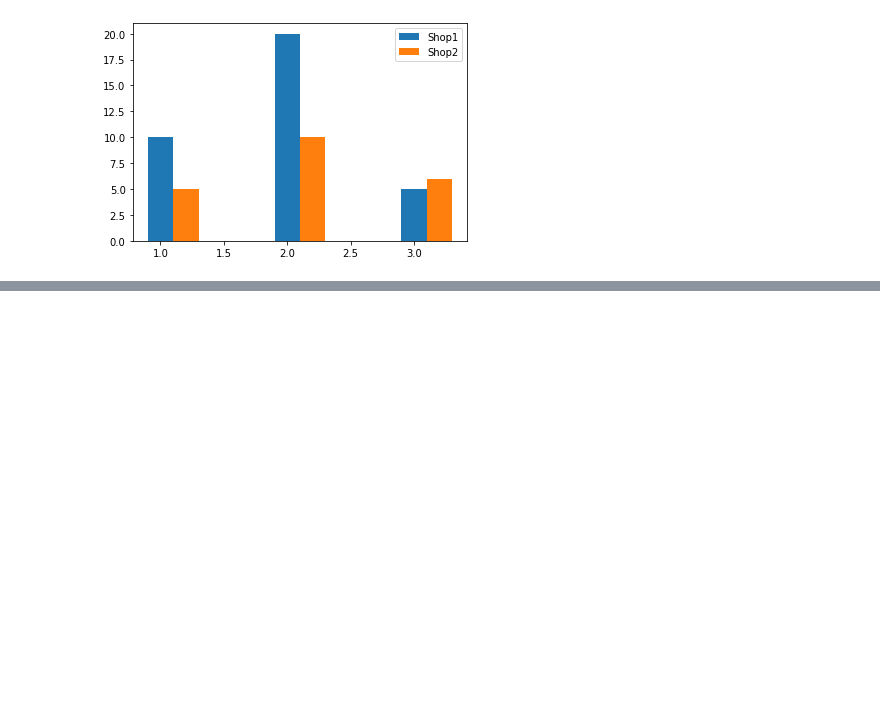
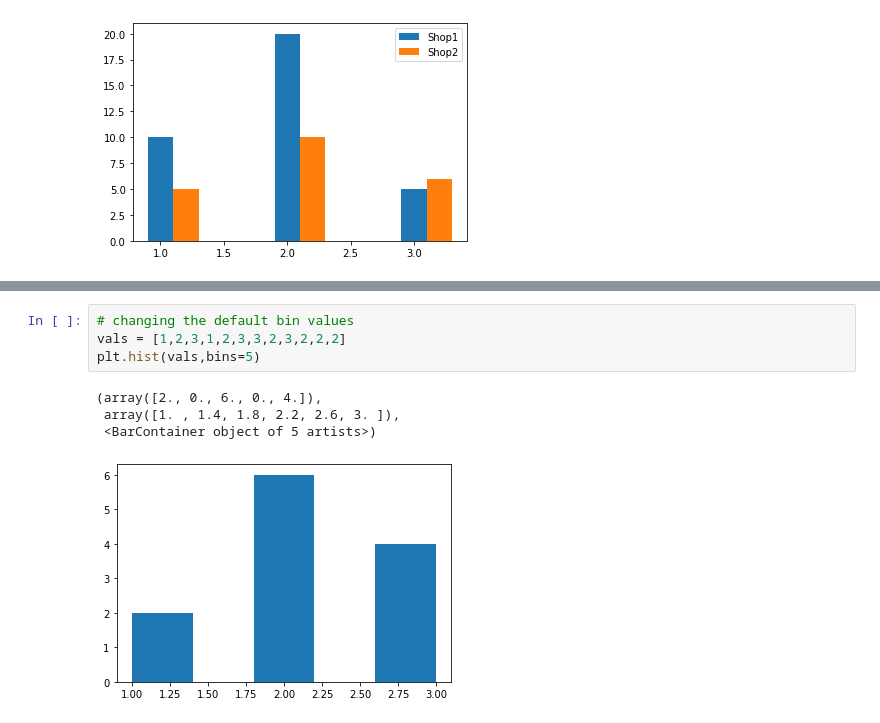
Before and after one commit to dailycodeminskole/FEB_DS_7AM, a Jupyter notebook: 60_TYPES OF PLOTS.ipynb, the cells around one changed output, grey strips where cells are left out. Saved outputs shown, nothing was run; the diff lists cells and outputs as text; blank space fills up the shorter version.

```diff
--- a/60_TYPES OF PLOTS.ipynb
+++ b/60_TYPES OF PLOTS.ipynb
@@ -46,0 +70,9 @@ plt.show()
+# %%
+# changing the default bin values
+vals = [1,2,3,1,2,3,3,2,3,2,2,2]
+plt.hist(vals,bins=5)
+# %% [output]
+(array([2., 0., 6., 0., 4.]),
+ array([1. , 1.4, 1.8, 2.2, 2.6, 3. ]),
+ <BarContainer object of 5 artists>)
+[figure, added]
```
Also changed, not shown: parts of 20 cells of this notebook.
